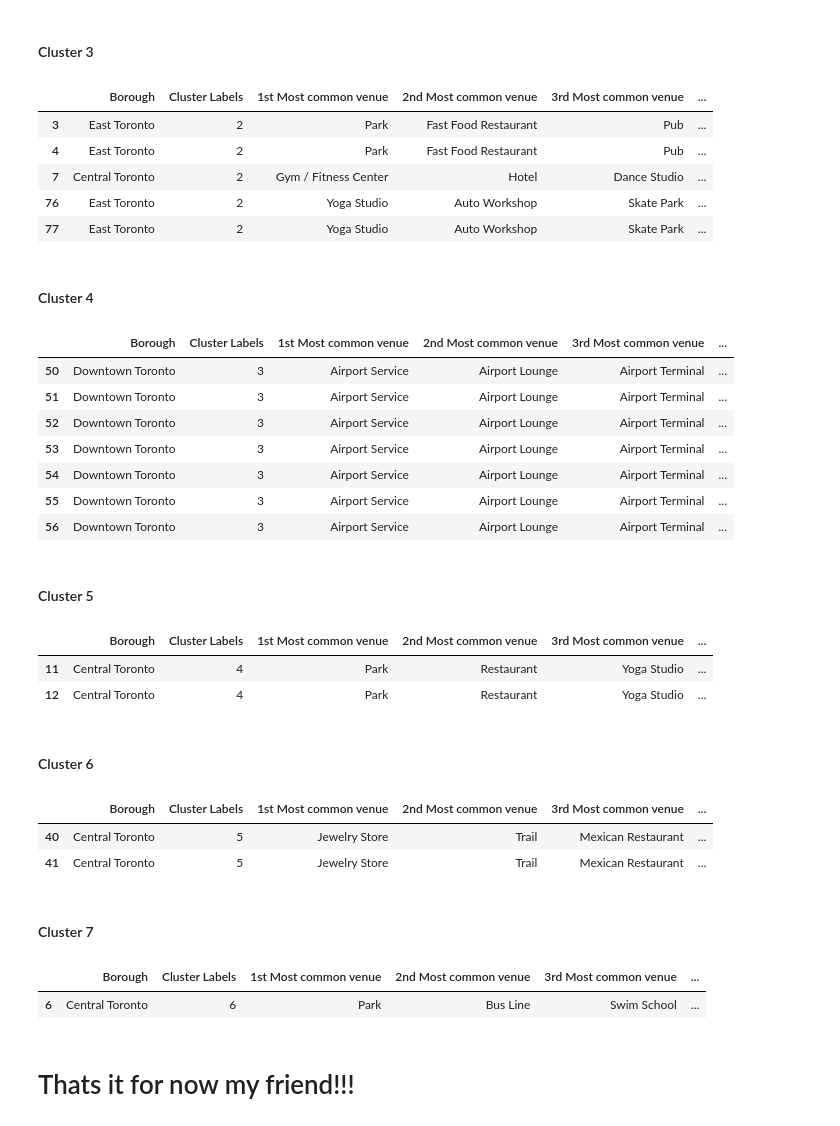
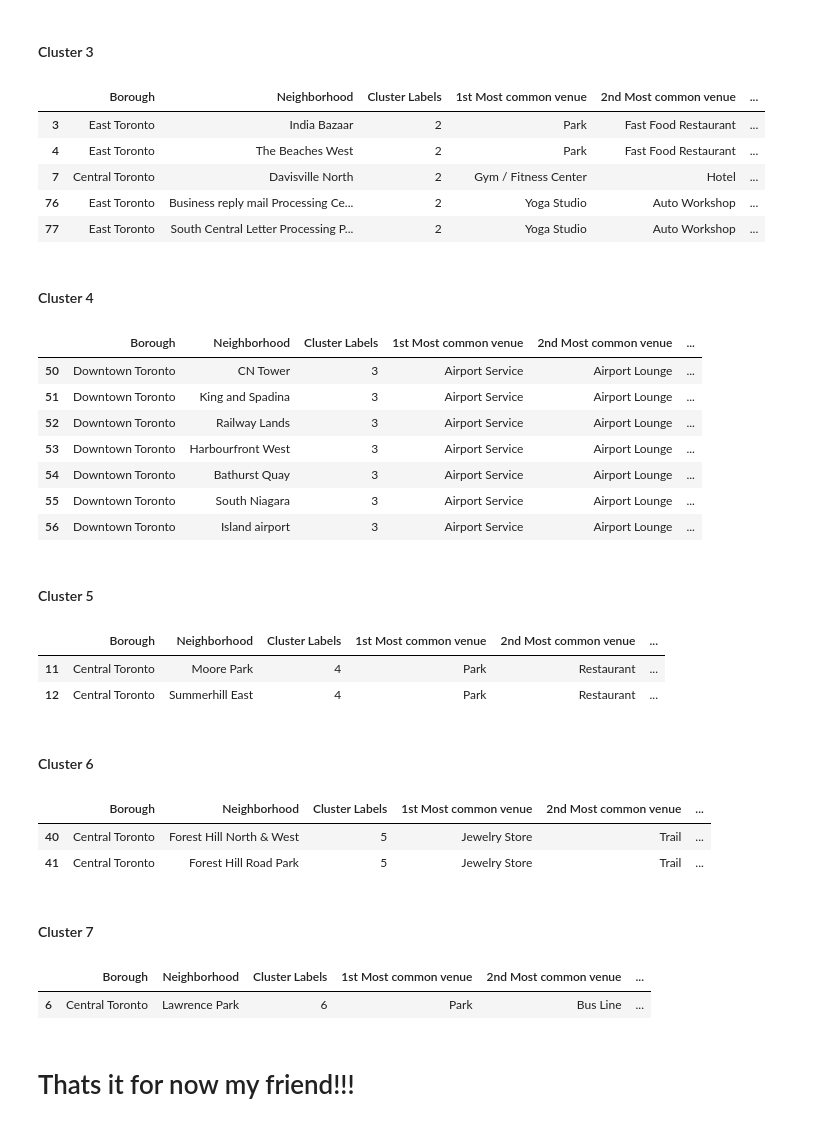
Before and after one commit to muneesar/coursera_capstone, a Jupyter notebook: Toronto_Neighborhoods_clustering_analysis.ipynb, the cells around one changed output. Cells and saved outputs as stored; diff of their text form; code cells hidden in the pictures.

```diff
--- a/Toronto_Neighborhoods_clustering_analysis.ipynb
+++ b/Toronto_Neighborhoods_clustering_analysis.ipynb
@@ -625,49 +629,49 @@ tor_merged.loc[tor_merged['Cluster Labels'] == 1, tor_merged.columns[[1] + list(
 # %% [markdown]
 #### Cluster 3
 # %%
-tor_merged.loc[tor_merged['Cluster Labels'] == 2, tor_merged.columns[[1] + list(range(5, tor_merged.shape[1]))]]
+tor_merged.loc[tor_merged['Cluster Labels'] == 2, tor_merged.columns[[1]+ [2]  + list(range(5, tor_merged.shape[1]))]]
 # %% [output]
-|  | Borough | Cluster Labels | 1st Most common venue | 2nd Most common venue | 3rd Most common venue | ... |
-| 3 | East Toronto | 2 | Park | Fast Food Restaurant | Pub | ... |
-| 4 | East Toronto | 2 | Park | Fast Food Restaurant | Pub | ... |
-| 7 | Central Toronto | 2 | Gym / Fitness Center | Hotel | Dance Studio | ... |
-| 76 | East Toronto | 2 | Yoga Studio | Auto Workshop | Skate Park | ... |
-| 77 | East Toronto | 2 | Yoga Studio | Auto Workshop | Skate Park | ... |
+|  | Borough | Neighborhood | Cluster Labels | 1st Most common venue | 2nd Most common venue | ... |
+| 3 | East Toronto | India Bazaar | 2 | Park | Fast Food Restaurant | ... |
+| 4 | East Toronto | The Beaches West | 2 | Park | Fast Food Restaurant | ... |
+| 7 | Central Toronto | Davisville North | 2 | Gym / Fitness Center | Hotel | ... |
+| 76 | East Toronto | Business reply mail Processing Ce... | 2 | Yoga Studio | Auto Workshop | ... |
+| 77 | East Toronto | South Central Letter Processing P... | 2 | Yoga Studio | Auto Workshop | ... |
 # %% [markdown]
 #### Cluster 4
 # %%
-tor_merged.loc[tor_merged['Cluster Labels'] == 3, tor_merged.columns[[1] + list(range(5, tor_merged.shape[1]))]]
+tor_merged.loc[tor_merged['Cluster Labels'] == 3, tor_merged.columns[[1]+ [2]  + list(range(5, tor_merged.shape[1]))]]
 # %% [output]
-|  | Borough | Cluster Labels | 1st Most common venue | 2nd Most common venue | 3rd Most common venue | ... |
-| 50 | Downtown Toronto | 3 | Airport Service | Airport Lounge | Airport Terminal | ... |
-| 51 | Downtown Toronto | 3 | Airport Service | Airport Lounge | Airport Terminal | ... |
-| 52 | Downtown Toronto | 3 | Airport Service | Airport Lounge | Airport Terminal | ... |
-| 53 | Downtown Toronto | 3 | Airport Service | Airport Lounge | Airport Terminal | ... |
-| 54 | Downtown Toronto | 3 | Airport Service | Airport Lounge | Airport Terminal | ... |
-| 55 | Downtown Toronto | 3 | Airport Service | Airport Lounge | Airport Terminal | ... |
-| 56 | Downtown Toronto | 3 | Airport Service | Airport Lounge | Airport Terminal | ... |
+|  | Borough | Neighborhood | Cluster Labels | 1st Most common venue | 2nd Most common venue | ... |
+| 50 | Downtown Toronto | CN Tower | 3 | Airport Service | Airport Lounge | ... |
+| 51 | Downtown Toronto | King and Spadina | 3 | Airport Service | Airport Lounge | ... |
+| 52 | Downtown Toronto | Railway Lands | 3 | Airport Service | Airport Lounge | ... |
+| 53 | Downtown Toronto | Harbourfront West | 3 | Airport Service | Airport Lounge | ... |
+| 54 | Downtown Toronto | Bathurst Quay | 3 | Airport Service | Airport Lounge | ... |
+| 55 | Downtown Toronto | South Niagara | 3 | Airport Service | Airport Lounge | ... |
+| 56 | Downtown Toronto | Island airport | 3 | Airport Service | Airport Lounge | ... |
 # %% [markdown]
 #### Cluster 5
 # %%
-tor_merged.loc[tor_merged['Cluster Labels'] == 4, tor_merged.columns[[1] + list(range(5, tor_merged.shape[1]))]]
+tor_merged.loc[tor_merged['Cluster Labels'] == 4, tor_merged.columns[[1]+ [2]  + list(range(5, tor_merged.shape[1]))]]
 # %% [output]
-|  | Borough | Cluster Labels | 1st Most common venue | 2nd Most common venue | 3rd Most common venue | ... |
-| 11 | Central Toronto | 4 | Park | Restaurant | Yoga Studio | ... |
-| 12 | Central Toronto | 4 | Park | Restaurant | Yoga Studio | ... |
+|  | Borough | Neighborhood | Cluster Labels | 1st Most common venue | 2nd Most common venue | ... |
+| 11 | Central Toronto | Moore Park | 4 | Park | Restaurant | ... |
+| 12 | Central Toronto | Summerhill East | 4 | Park | Restaurant | ... |
 # %% [markdown]
 #### Cluster 6
 # %%
-tor_merged.loc[tor_merged['Cluster Labels'] == 5, tor_merged.columns[[1] + list(range(5, tor_merged.shape[1]))]]
+tor_merged.loc[tor_merged['Cluster Labels'] == 5, tor_merged.columns[[1]+ [2]  + list(range(5, tor_merged.shape[1]))]]
 # %% [output]
-|  | Borough | Cluster Labels | 1st Most common venue | 2nd Most common venue | 3rd Most common venue | ... |
-| 40 | Central Toronto | 5 | Jewelry Store | Trail | Mexican Restaurant | ... |
-| 41 | Central Toronto | 5 | Jewelry Store | Trail | Mexican Restaurant | ... |
+|  | Borough | Neighborhood | Cluster Labels | 1st Most common venue | 2nd Most common venue | ... |
+| 40 | Central Toronto | Forest Hill North & West | 5 | Jewelry Store | Trail | ... |
+| 41 | Central Toronto | Forest Hill Road Park | 5 | Jewelry Store | Trail | ... |
 # %% [markdown]
 #### Cluster 7
 # %%
-tor_merged.loc[tor_merged['Cluster Labels'] == 6, tor_merged.columns[[1] + list(range(5, tor_merged.shape[1]))]]
+tor_merged.loc[tor_merged['Cluster Labels'] == 6, tor_merged.columns[[1]+ [2]  + list(range(5, tor_merged.shape[1]))]]
 # %% [output]
-|  | Borough | Cluster Labels | 1st Most common venue | 2nd Most common venue | 3rd Most common venue | ... |
-| 6 | Central Toronto | 6 | Park | Bus Line | Swim School | ... |
+|  | Borough | Neighborhood | Cluster Labels | 1st Most common venue | 2nd Most common venue | ... |
+| 6 | Central Toronto | Lawrence Park | 6 | Park | Bus Line | ... |
 # %% [markdown]
 # Thats it for now my friend!!!
```
Also changed, not shown: parts of 9 cells of this notebook.
